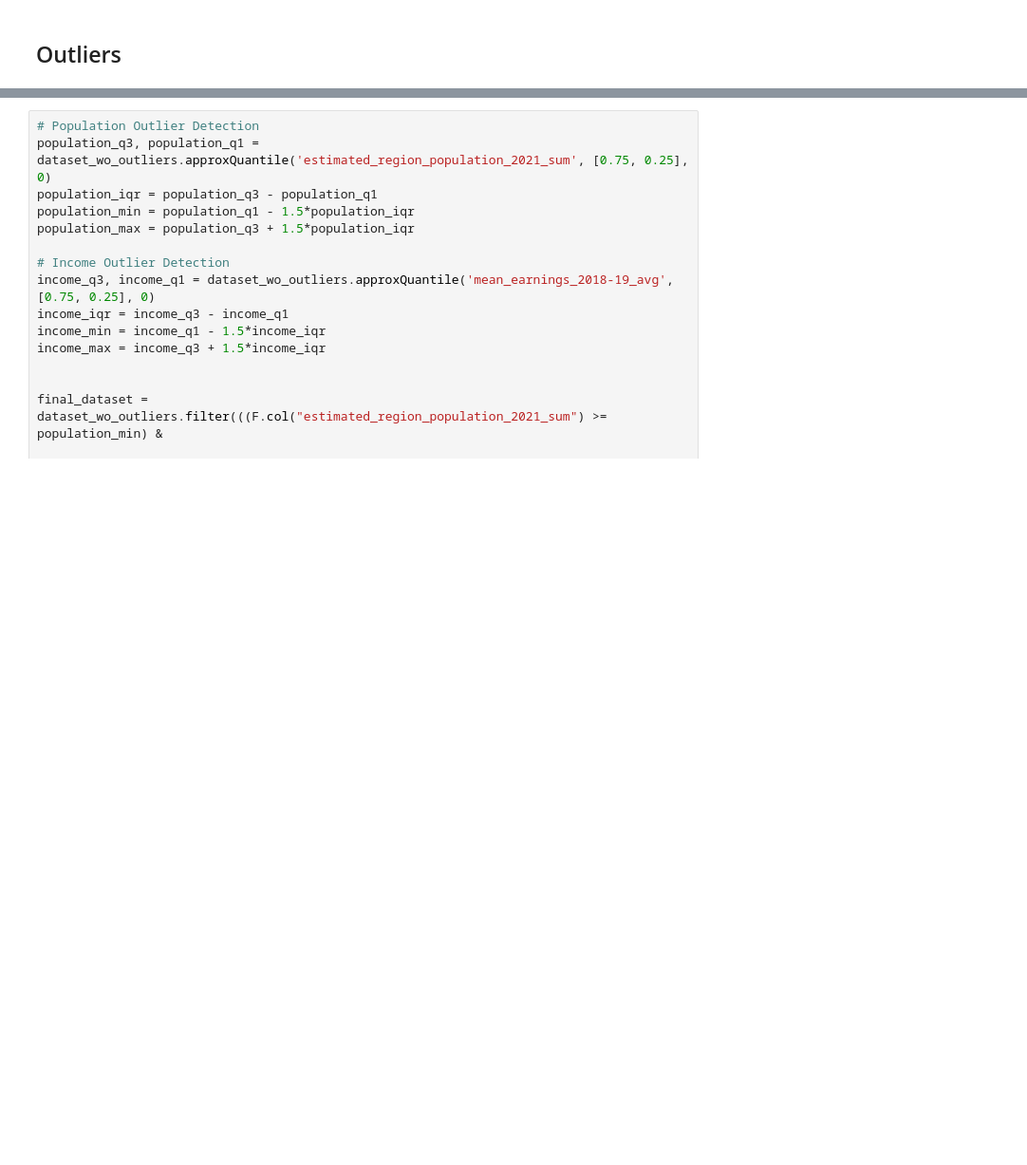
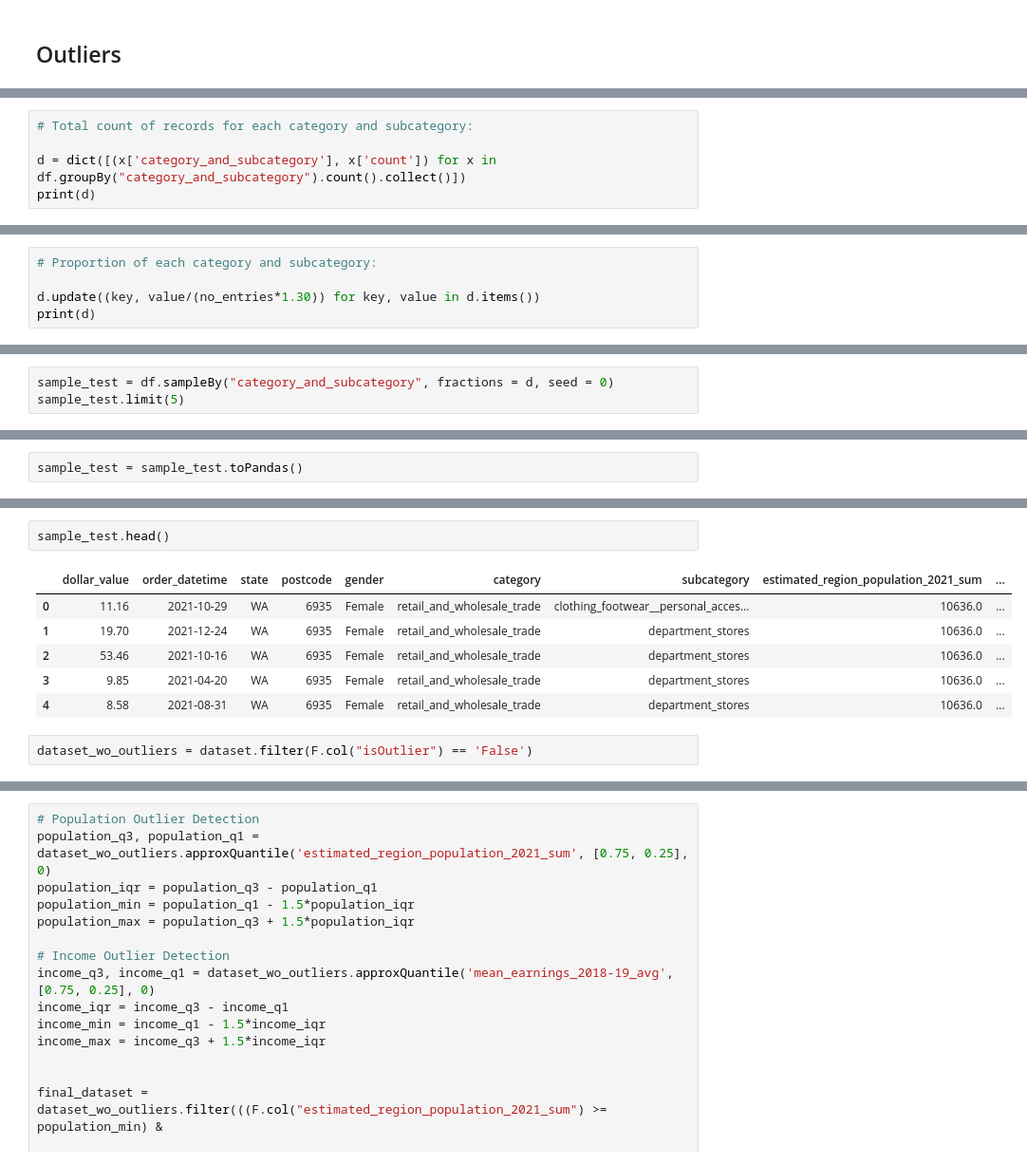
Before and after one commit to MAST30034-Applied-Data-Science/generic-buy-now-pay-later-project-group-56-bnlp, a Jupyter notebook: notebooks/Transaction_Analysis.ipynb, the cells around one changed output, grey strips where cells are left out. Shown: that part at 95% size. Drawn from its saved outputs; the diff is of its cells as text; blank space fills up the shorter version.

```diff
--- a/notebooks/Transaction_Analysis.ipynb
+++ b/notebooks/Transaction_Analysis.ipynb
@@ -74,0 +137,5 @@ dataset_wo_outliers = dataset.filter(F.col("isOutlier") == 'False')
+# %%
+# Total count of records for each category and subcategory:
+
+d = dict([(x['category_and_subcategory'], x['count']) for x in df.groupBy("category_and_subcategory").count().collect()])
+print(d)
@@ -74,0 +145,5 @@ dataset_wo_outliers = dataset.filter(F.col("isOutlier") == 'False')
+# %%
+# Proportion of each category and subcategory:
+
+d.update((key, value/(no_entries*1.30)) for key, value in d.items())
+print(d)
@@ -74,0 +152,3 @@ dataset_wo_outliers = dataset.filter(F.col("isOutlier") == 'False')
+# %%
+sample_test = df.sampleBy("category_and_subcategory", fractions = d, seed = 0)
+sample_test.limit(5)
@@ -74,0 +202,2 @@ dataset_wo_outliers = dataset.filter(F.col("isOutlier") == 'False')
+# %%
+sample_test = sample_test.toPandas()
@@ -75,3 +237,14 @@ dataset_wo_outliers = dataset.filter(F.col("isOutlier") == 'False')
+# %%
+sample_test.head()
+# %% [output]
+|  | dollar_value | order_datetime | state | postcode | gender | category | subcategory | estimated_region_population_2021_sum | ... |
+| 0 | 11.16 | 2021-10-29 | WA | 6935 | Female | retail_and_wholesale_trade | clothing_footwear__personal_acces... | 10636.0 | ... |
+| 1 | 19.70 | 2021-12-24 | WA | 6935 | Female | retail_and_wholesale_trade | department_stores | 10636.0 | ... |
+| 2 | 53.46 | 2021-10-16 | WA | 6935 | Female | retail_and_wholesale_trade | department_stores | 10636.0 | ... |
+| 3 | 9.85 | 2021-04-20 | WA | 6935 | Female | retail_and_wholesale_trade | department_stores | 10636.0 | ... |
+| 4 | 8.58 | 2021-08-31 | WA | 6935 | Female | retail_and_wholesale_trade | department_stores | 10636.0 | ... |
+# %%
+dataset_wo_outliers = dataset.filter(F.col("isOutlier") == 'False')
 # %%
 dataset.limit(2)
 # %% [output]
```
Also changed, not shown: parts of 19 cells of this notebook.
